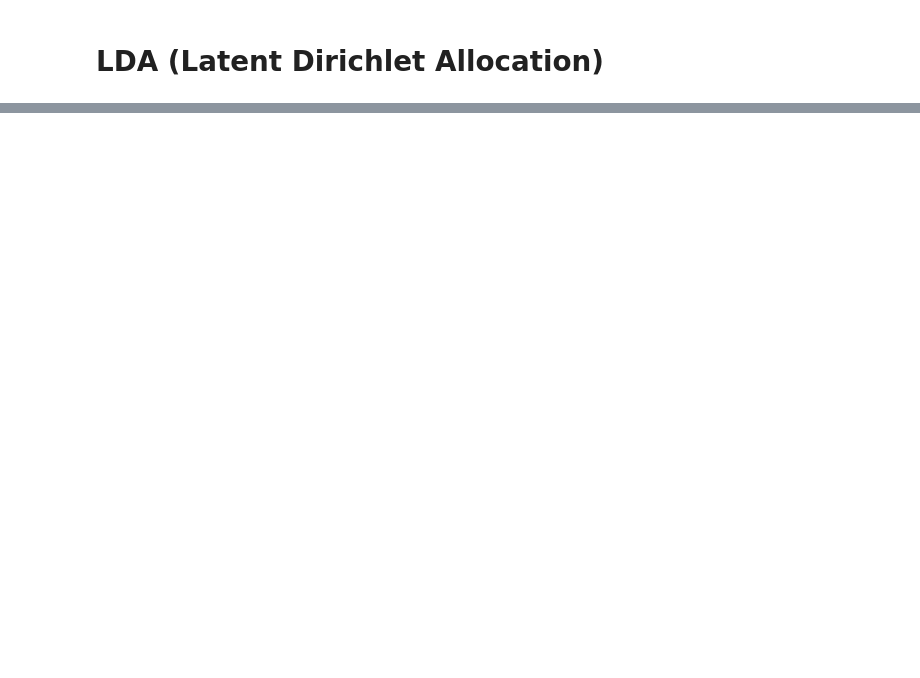
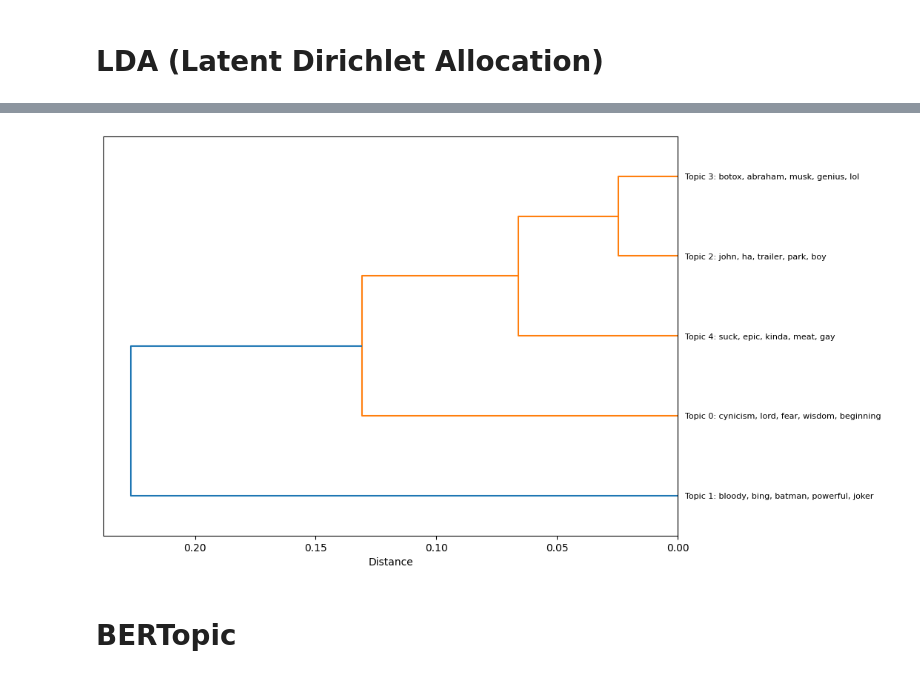
Before and after one commit to hassan-zonee/NLP--course-work-assessment-2, a Jupyter notebook: Muhammad Hassaan Maqbool - 00803080.ipynb, the cells around one changed output, grey strips where cells are left out. Drawn from its saved outputs; the diff is of its cells as text; code cells hidden in the pictures; blank space fills up the shorter version.

```diff
--- a/Muhammad Hassaan Maqbool - 00803080.ipynb
+++ b/Muhammad Hassaan Maqbool - 00803080.ipynb
@@ -281,3 +320,9 @@ vis = pyLDAvis.lda_model.prepare(lda, x, count_vectorizer)
 pyLDAvis.display(vis)
 # %% [output]
 [interactive output not drawn]
+# %%
+visualize_hierarchical_clustering(topic_distribution, vectorizer.get_feature_names_out(), 5)
+# %% [output]
+[figure, added]
+# %% [markdown]
+# **BERTopic**
```
Also changed, not shown: parts of 12 cells of this notebook.
